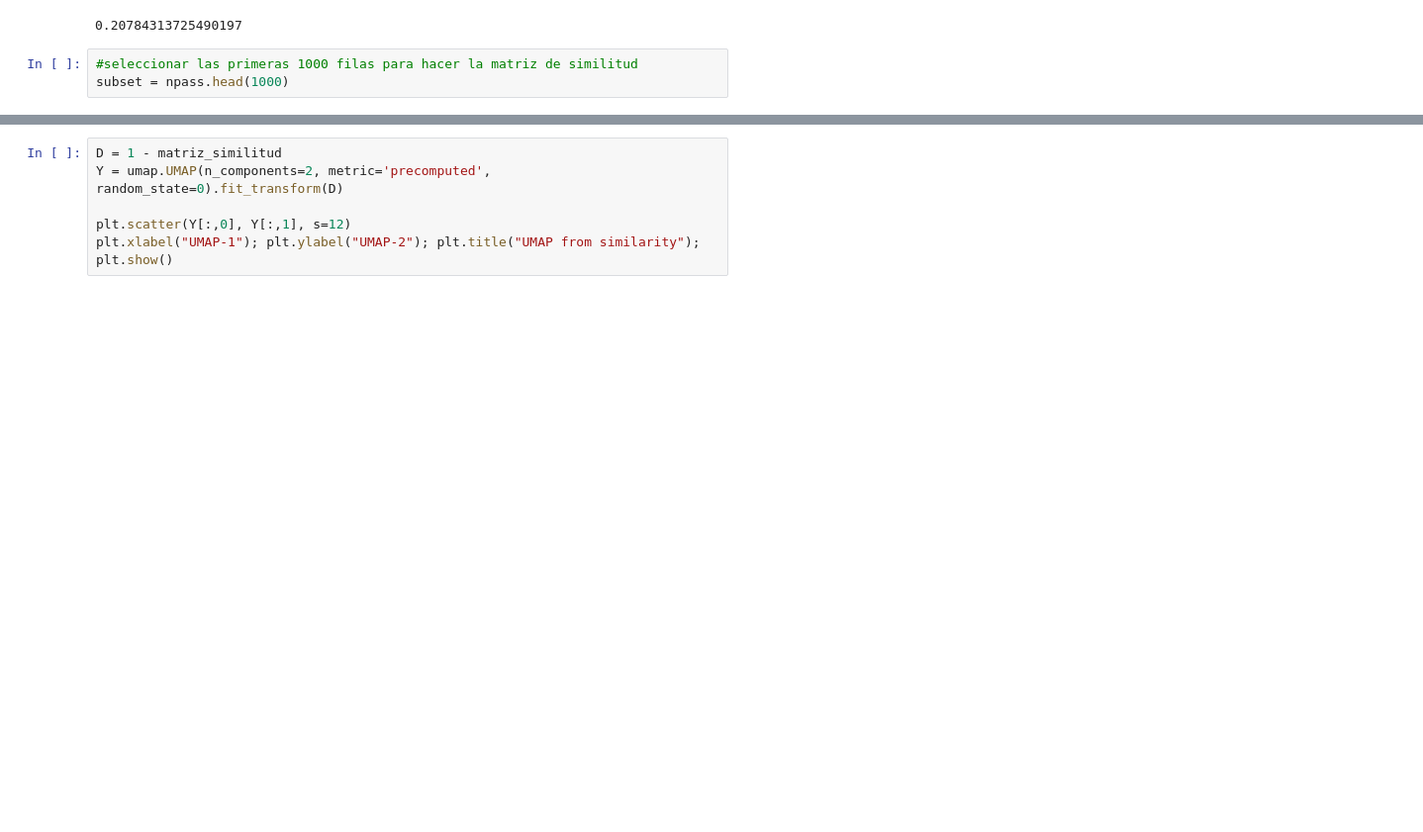
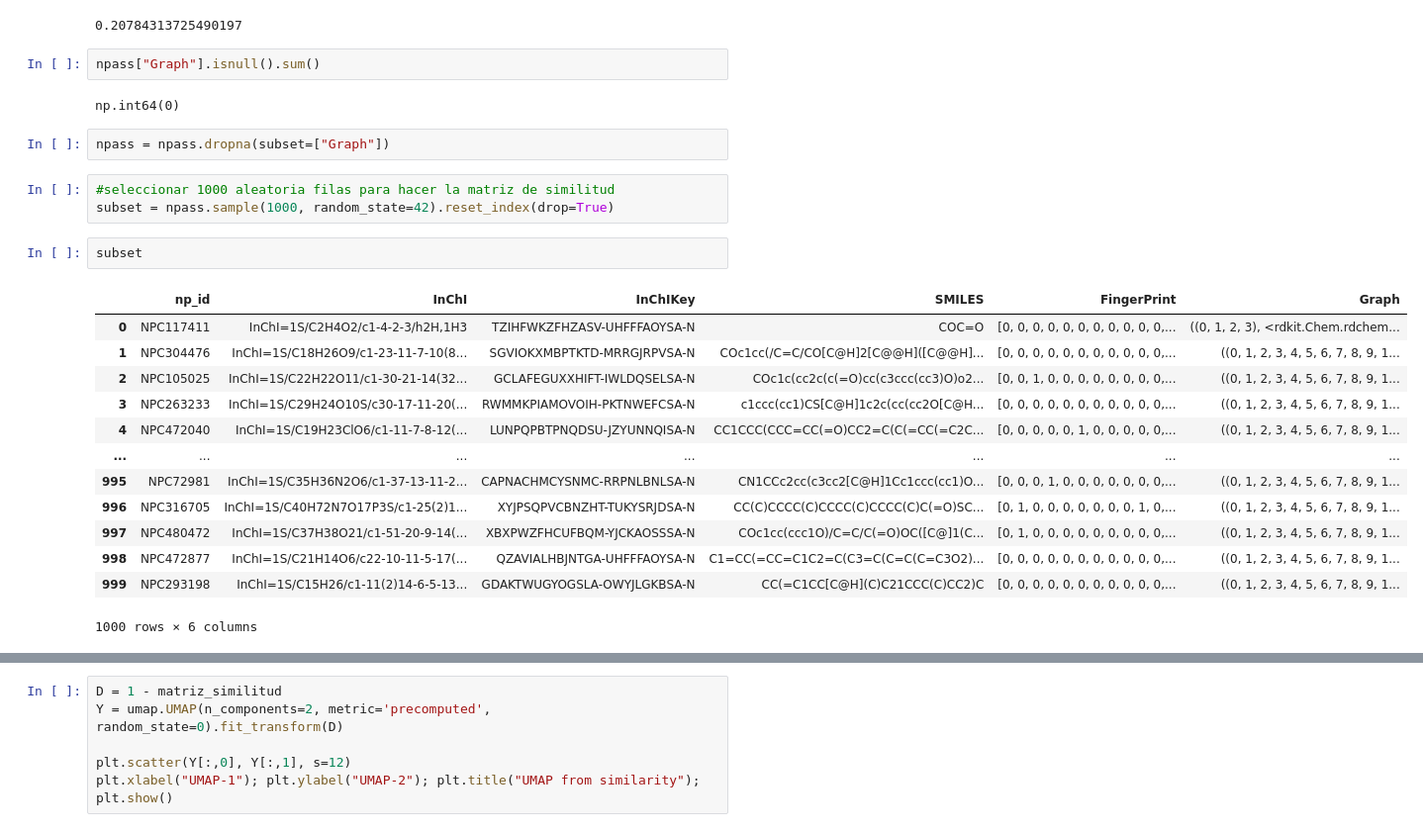
Before and after one commit to nuriaarroyo/aprendizaje-de-maquina, a Jupyter notebook: folders/laboratorios/laboratorio_2/lab_2.ipynb, the cells around one changed output, grey strips where cells are left out. Shown: that part at 99% size. Saved outputs shown, nothing was run; the diff lists cells and outputs as text; blank space fills up the shorter version.

```diff
--- a/folders/laboratorios/laboratorio_2/lab_2.ipynb
+++ b/folders/laboratorios/laboratorio_2/lab_2.ipynb
@@ -373,6 +373,28 @@ g2 = npass.loc[1, "Graph"][0]
 wl_tanimoto(g1, g2, h=2)
 # %% [output]
 0.20784313725490197
+# %%
+npass["Graph"].isnull().sum()
+# %% [output]
+np.int64(0)
+# %%
+npass = npass.dropna(subset=["Graph"])
 # %%
-#seleccionar las primeras 1000 filas para hacer la matriz de similitud
-subset = npass.head(1000)
+#seleccionar 1000 aleatoria filas para hacer la matriz de similitud
+subset = npass.sample(1000, random_state=42).reset_index(drop=True)
+# %%
+subset
+# %% [output]
+|  | np_id | InChI | InChIKey | SMILES | FingerPrint | Graph |
+| 0 | NPC117411 | InChI=1S/C2H4O2/c1-4-2-3/h2H,1H3 | TZIHFWKZFHZASV-UHFFFAOYSA-N | COC=O | [0, 0, 0, 0, 0, 0, 0, 0, 0, 0, 0,... | ((0, 1, 2, 3), <rdkit.Chem.rdchem... |
+| 1 | NPC304476 | InChI=1S/C18H26O9/c1-23-11-7-10(8... | SGVIOKXMBPTKTD-MRRGJRPVSA-N | COc1cc(/C=C/CO[C@H]2[C@@H]([C@@H]... | [0, 0, 0, 0, 0, 0, 0, 0, 0, 0, 0,... | ((0, 1, 2, 3, 4, 5, 6, 7, 8, 9, 1... |
+| 2 | NPC105025 | InChI=1S/C22H22O11/c1-30-21-14(32... | GCLAFEGUXXHIFT-IWLDQSELSA-N | COc1c(cc2c(c(=O)cc(c3ccc(cc3)O)o2... | [0, 0, 1, 0, 0, 0, 0, 0, 0, 0, 0,... | ((0, 1, 2, 3, 4, 5, 6, 7, 8, 9, 1... |
+| 3 | NPC263233 | InChI=1S/C29H24O10S/c30-17-11-20(... | RWMMKPIAMOVOIH-PKTNWEFCSA-N | c1ccc(cc1)CS[C@H]1c2c(cc(cc2O[C@H... | [0, 0, 0, 0, 0, 0, 0, 0, 0, 0, 0,... | ((0, 1, 2, 3, 4, 5, 6, 7, 8, 9, 1... |
+| 4 | NPC472040 | InChI=1S/C19H23ClO6/c1-11-7-8-12(... | LUNPQPBTPNQDSU-JZYUNNQISA-N | CC1CCC(CCC=CC(=O)CC2=C(C(=CC(=C2C... | [0, 0, 0, 0, 0, 1, 0, 0, 0, 0, 0,... | ((0, 1, 2, 3, 4, 5, 6, 7, 8, 9, 1... |
+| ... | ... | ... | ... | ... | ... | ... |
+| 995 | NPC72981 | InChI=1S/C35H36N2O6/c1-37-13-11-2... | CAPNACHMCYSNMC-RRPNLBNLSA-N | CN1CCc2cc(c3cc2[C@H]1Cc1ccc(cc1)O... | [0, 0, 0, 1, 0, 0, 0, 0, 0, 0, 0,... | ((0, 1, 2, 3, 4, 5, 6, 7, 8, 9, 1... |
+| 996 | NPC316705 | InChI=1S/C40H72N7O17P3S/c1-25(2)1... | XYJPSQPVCBNZHT-TUKYSRJDSA-N | CC(C)CCCC(C)CCCC(C)CCCC(C)C(=O)SC... | [0, 1, 0, 0, 0, 0, 0, 0, 0, 1, 0,... | ((0, 1, 2, 3, 4, 5, 6, 7, 8, 9, 1... |
+| 997 | NPC480472 | InChI=1S/C37H38O21/c1-51-20-9-14(... | XBXPWZFHCUFBQM-YJCKAOSSSA-N | COc1cc(ccc1O)/C=C/C(=O)OC([C@]1(C... | [0, 1, 0, 0, 0, 0, 0, 0, 0, 0, 0,... | ((0, 1, 2, 3, 4, 5, 6, 7, 8, 9, 1... |
+| 998 | NPC472877 | InChI=1S/C21H14O6/c22-10-11-5-17(... | QZAVIALHBJNTGA-UHFFFAOYSA-N | C1=CC(=CC=C1C2=C(C3=C(C=C(C=C3O2)... | [0, 0, 0, 0, 0, 0, 0, 0, 0, 0, 0,... | ((0, 1, 2, 3, 4, 5, 6, 7, 8, 9, 1... |
+| 999 | NPC293198 | InChI=1S/C15H26/c1-11(2)14-6-5-13... | GDAKTWUGYOGSLA-OWYJLGKBSA-N | CC(=C1CC[C@H](C)C21CCC(C)CC2)C | [0, 0, 0, 0, 0, 0, 0, 0, 0, 0, 0,... | ((0, 1, 2, 3, 4, 5, 6, 7, 8, 9, 1... |
+1000 rows × 6 columns
```
Also changed, not shown: parts of 7 cells of this notebook, 5 other files.
